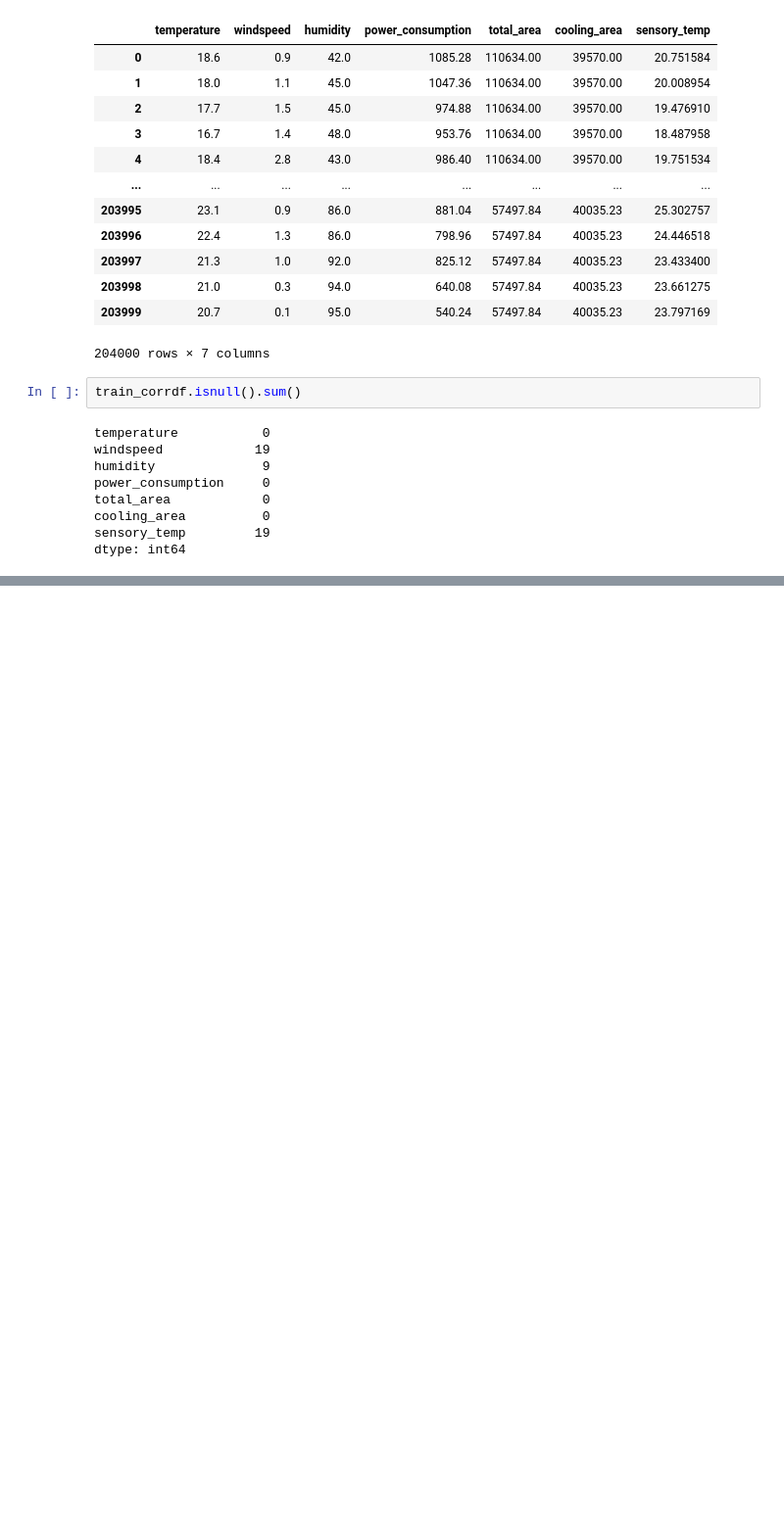
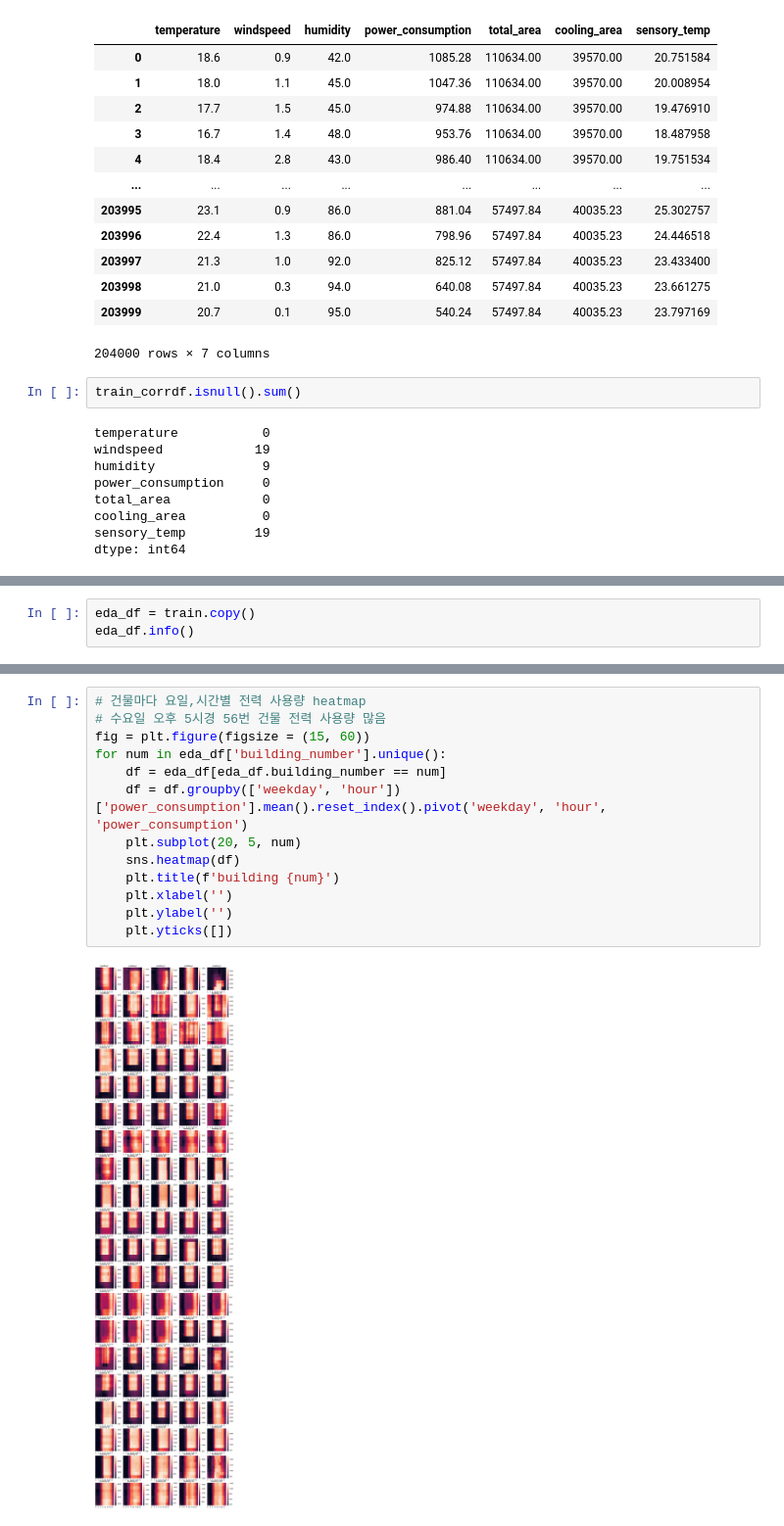
Before and after one commit to noweahc/energy, a Jupyter notebook: EDA.ipynb, the cells around one changed output, grey strips where cells are left out. Shown at 98% size. Drawn from its saved outputs; the diff is of its cells as text; blank space fills up the shorter version.

```diff
--- a/EDA.ipynb
+++ b/EDA.ipynb
@@ -270,0 +296,3 @@ sns.heatmap(train_corrdf.corr())
+# %%
+eda_df = train.copy()
+eda_df.info()
@@ -270,0 +317,15 @@ sns.heatmap(train_corrdf.corr())
+# %%
+# 건물마다 요일,시간별 전력 사용량 heatmap
+# 수요일 오후 5시경 56번 건물 전력 사용량 많음
+fig = plt.figure(figsize = (15, 60))
+for num in eda_df['building_number'].unique():
+    df = eda_df[eda_df.building_number == num]
+    df = df.groupby(['weekday', 'hour'])['power_consumption'].mean().reset_index().pivot('weekday', 'hour', 'power_consumption')
+    plt.subplot(20, 5, num)
+    sns.heatmap(df)
+    plt.title(f'building {num}')
+    plt.xlabel('')
+    plt.ylabel('')
+    plt.yticks([])
+# %% [output]
+[figure, added]
```
Also changed, not shown: parts of 7 cells of this notebook.
